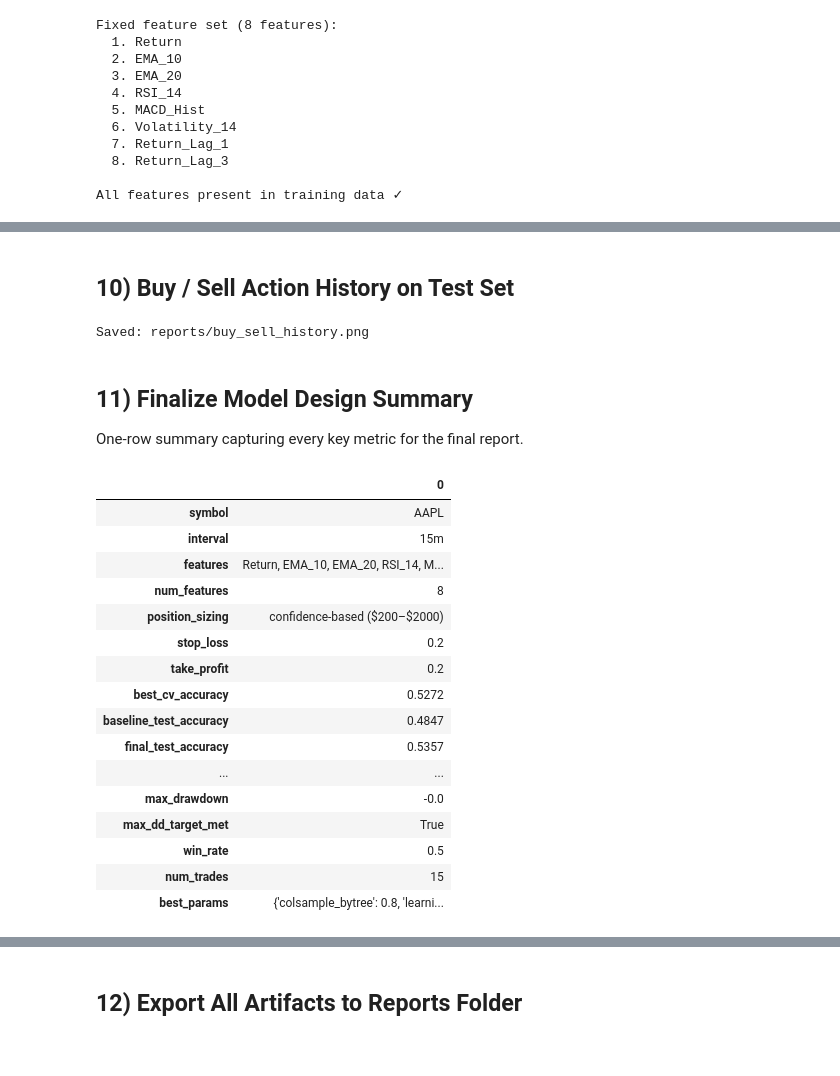
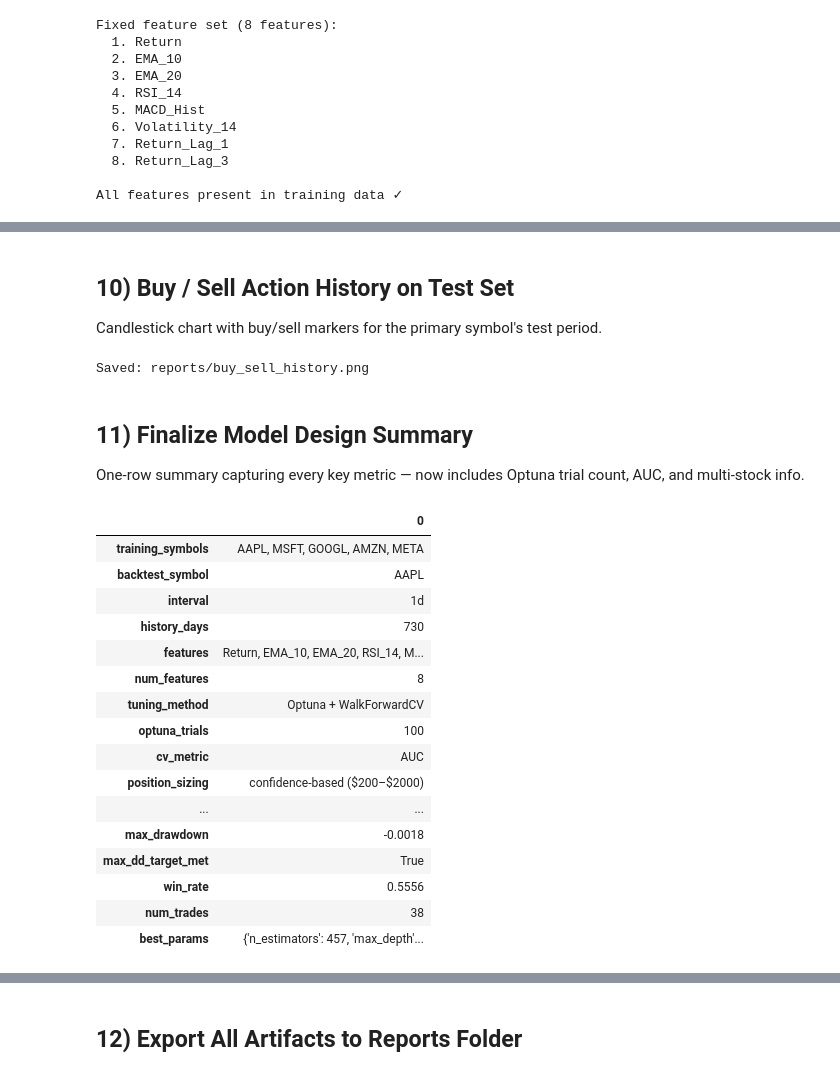
Before and after one commit to NthXevel/fyp2, a Jupyter notebook: experiments.ipynb, the cells around one changed output, grey strips where cells are left out. Cells and saved outputs as stored; diff of their text form; code cells hidden in the pictures.

```diff
--- a/experiments.ipynb
+++ b/experiments.ipynb
@@ -178,11 +243,13 @@ Test  period: 2026-02-13 → 2026-02-25
 # %%
-# Train baseline model with default XGB_PARAMS on the fixed feature set
+# Train baseline model with default XGB_PARAMS
 baseline_model = xgb.XGBClassifier(**XGB_PARAMS)
 baseline_model.fit(X_train, y_train, eval_set=[(X_test, y_test)], verbose=False)
 
 baseline_preds = baseline_model.predict(X_test)
 baseline_test_acc = accuracy_score(y_test, baseline_preds)
+baseline_auc = roc_auc_score(y_test, baseline_model.predict_proba(X_test)[:, 1])
 print(f'Baseline accuracy: {baseline_test_acc:.4f}  (target ≥ {TARGET_ACCURACY})')
+print(f'Baseline AUC:      {baseline_auc:.4f}')
 
 # Feature importance (all 8 fixed features)
 importance = baseline_model.get_booster().get_score(importance_type='weight')
@@ -559,5 +586,7 @@ Saved: reports/equity_drawdown.png
 # %% [markdown]
 ## 10) Buy / Sell Action History on Test Set
+
+Candlestick chart with buy/sell markers for the primary symbol's test period.
 # %%
 import mplfinance as mpf
 
@@ -622,51 +651,60 @@ Saved: reports/buy_sell_history.png
 # %% [markdown]
 ## 11) Finalize Model Design Summary
 
-One-row summary capturing every key metric for the final report.
+One-row summary capturing every key metric — now includes Optuna trial count, AUC, and multi-stock info.
 # %%
 final_summary = pd.DataFrame([{
-    'symbol':                STOCK_SYMBOL,
-    'interval':              DATA_INTERVAL,
+    'training_symbols':      ', '.join(symbols),
+    'backtest_symbol':       STOCK_SYMBOL,
+    'interval':              TRAINING_INTERVAL,
+    'history_days':          TRAINING_DAYS,
     'features':              ', '.join(selected_features),
     'num_features':          len(selected_features),
-    'position_sizing':       'confidence-based ($200–$2000)',
-    'stop_loss':             STOP_LOSS,
-    'take_profit':           TAKE_PROFIT,
-    'best_cv_accuracy':      round(best_cv_score, 4),
+    'tuning_method':         'Optuna + WalkForwardCV',
+    'optuna_trials':         N_TRIALS,
+    'cv_metric':             'AUC',
+    'position_sizing':       f'confidence-based (${200}–${2000})',
+    'confidence_threshold':  CONFIDENCE_THRESHOLD,
+    'stop_loss':             STOP_LOSS_PCT,
+    'take_profit':           TAKE_PROFIT_PCT,
+    'best_cv_auc':           round(best_cv_auc, 4),
     'baseline_test_accuracy':round(baseline_test_acc, 4),
+    'baseline_test_auc':     round(baseline_auc, 4),
     'final_test_accuracy':   round(tuned_test_acc, 4),
+    'final_test_auc':        round(tuned_test_auc, 4),
+    'final_test_f1':         round(tuned_test_f1, 4),
     'accuracy_target_met':   tuned_test_acc >= TARGET_ACCURACY,
-    'initial_capital':       initial_capital,
-    'final_capital':         round(final_capital, 2),
-    'cumulative_return':     round(cum_return, 4),
-    'sharpe_ratio':          round(sharpe, 3),
-    'sharpe_target_met':     sharpe >= TARGET_SHARPE,
-    'max_drawdown':          round(max_dd, 4),
-    'max_dd_target_met':     abs(max_dd) <= TARGET_MAX_DRAWDOWN,
-    'win_rate':              round(win_rate, 4),
-    'num_trades':            num_trades,
+    'initial_capital':       bt_engine.initial_capital,
+    'final_capital':         metrics['final_capital'],
+    'cumulative_return':     metrics['cumulative_return'],
+    'sharpe_ratio':          metrics['sharpe_ratio'],
+    'sharpe_target_met':     metrics['sharpe_ratio'] >= TARGET_SHARPE,
+    'max_drawdown':          metrics['max_drawdown'],
+    'max_dd_target_met':     abs(metrics['max_drawdown']) <= TARGET_MAX_DRAWDOWN,
+    'win_rate':              metrics['win_rate'],
+    'num_trades':            metrics['num_trades'],
     'best_params':           str(best_params),
 }])
 
 final_summary.T
 # %% [output]
 |  | 0 |
-| symbol | AAPL |
-| interval | 15m |
+| training_symbols | AAPL, MSFT, GOOGL, AMZN, META |
+| backtest_symbol | AAPL |
+| interval | 1d |
+| history_days | 730 |
 | features | Return, EMA_10, EMA_20, RSI_14, M... |
 | num_features | 8 |
+| tuning_method | Optuna + WalkForwardCV |
+| optuna_trials | 100 |
+| cv_metric | AUC |
 | position_sizing | confidence-based ($200–$2000) |
-| stop_loss | 0.2 |
-| take_profit | 0.2 |
-| best_cv_accuracy | 0.5272 |
-| baseline_test_accuracy | 0.4847 |
-| final_test_accuracy | 0.5357 |
 | ... | ... |
-| max_drawdown | -0.0 |
+| max_drawdown | -0.0018 |
 | max_dd_target_met | True |
-| win_rate | 0.5 |
-| num_trades | 15 |
-| best_params | {'colsample_bytree': 0.8, 'learni... |
+| win_rate | 0.5556 |
+| num_trades | 38 |
+| best_params | {'n_estimators': 457, 'max_depth'... |
 # %% [markdown]
 ### Final Design Decision
 
```
Also changed, not shown: parts of 22 cells of this notebook, 45 other files.
